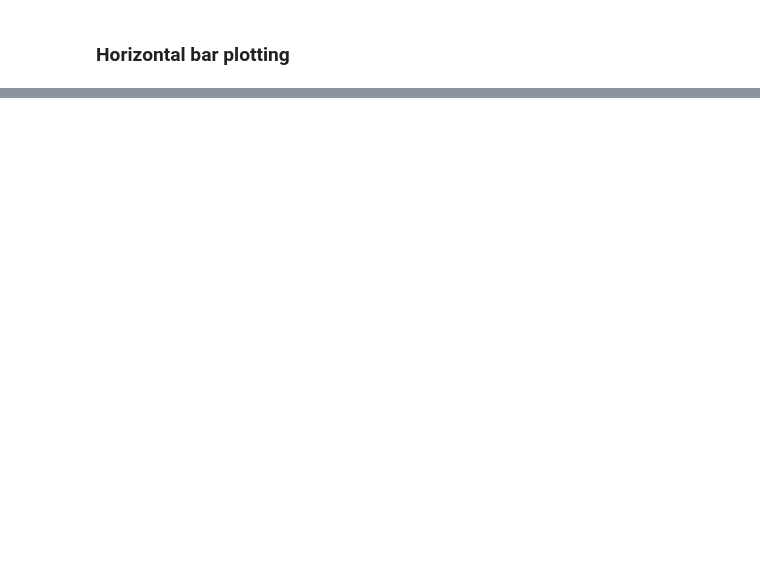
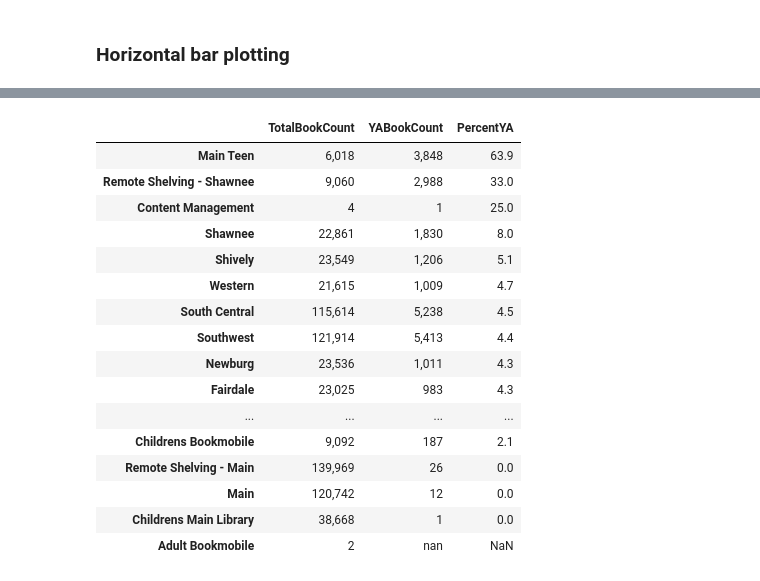
Before and after one commit to yathridv/lfpl-plot, a Jupyter notebook: plot.ipynb, the cells around one changed output, grey strips where cells are left out. Drawn from its saved outputs; the diff is of its cells as text; code cells hidden in the pictures; blank space fills up the shorter version.

```diff
--- a/plot.ipynb
+++ b/plot.ipynb
@@ -172,3 +221,47 @@ Text(0.5, 1.0, 'YA Books Cost over time')
+# %%
+# add code for visualization
+
+# Get the number of YA books by location
+location_ya = books_df['ItemLocation'][books_df['YA_Category'] == 'YA']\
+                    .value_counts()
+location_ya.rename("YABookCount", inplace=True)
+
+# Get the total number of books by location
+location_all = books_df['ItemLocation'].value_counts()
+location_all.rename("TotalBookCount", inplace=True)
+
+location_summary = pd.concat([location_all, location_ya], axis=1)
+
+# calculate the percentage of YA books based on the YA count and the total count
+location_summary['PercentYA'] = (location_summary['YABookCount'] /
+                                location_summary['TotalBookCount'])
+
+# format the columns and display the dataframe values
+
+location_summary['TotalBookCount'] = location_summary['TotalBookCount']\
+                                    .apply(lambda x: "{:,}".format(x, axis=1))
+location_summary['YABookCount'] = location_summary['YABookCount']\
+                                    .apply(lambda x: "{:,.0f}".format(x, axis=1))
+location_summary['PercentYA'] = location_summary['PercentYA'].mul(100).round(1)
+location_summary.sort_values(by=['PercentYA'], ascending=False)
+# %% [output]
+|  | TotalBookCount | YABookCount | PercentYA |
+| Main Teen | 6,018 | 3,848 | 63.9 |
+| Remote Shelving - Shawnee | 9,060 | 2,988 | 33.0 |
+| Content Management | 4 | 1 | 25.0 |
+| Shawnee | 22,861 | 1,830 | 8.0 |
+| Shively | 23,549 | 1,206 | 5.1 |
+| Western | 21,615 | 1,009 | 4.7 |
+| South Central | 115,614 | 5,238 | 4.5 |
+| Southwest | 121,914 | 5,413 | 4.4 |
+| Newburg | 23,536 | 1,011 | 4.3 |
+| Fairdale | 23,025 | 983 | 4.3 |
+| ... | ... | ... | ... |
+| Childrens Bookmobile | 9,092 | 187 | 2.1 |
+| Remote Shelving - Main | 139,969 | 26 | 0.0 |
+| Main | 120,742 | 12 | 0.0 |
+| Childrens Main Library | 38,668 | 1 | 0.0 |
+| Adult Bookmobile | 2 | nan | NaN |
 # %%
 # add code for visualization
 
```
Also changed, not shown: parts of 7 cells of this notebook, 4 other files.
